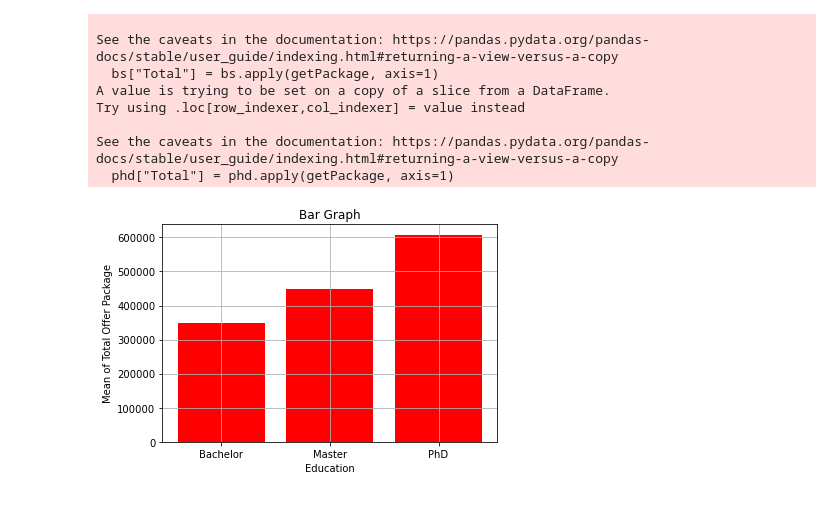
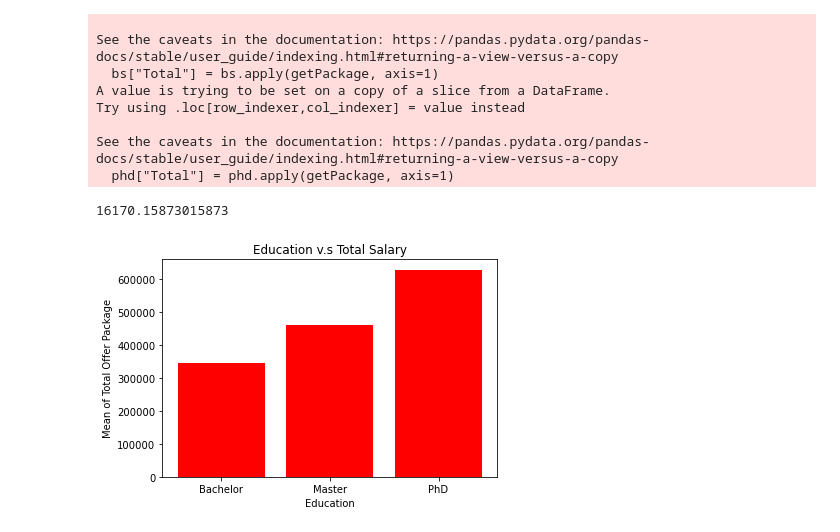
Before and after one commit to dorothyjx/damg-6105-Final-Project, a Jupyter notebook: project_final_ji.ipynb, the cells around one changed output. Cells and saved outputs as stored; diff of their text form; code cells hidden in the pictures.

```diff
--- a/project_final_ji.ipynb
+++ b/project_final_ji.ipynb
@@ -275,16 +271,22 @@ See the caveats in the documentation: https://pandas.pydata.org/pandas-docs/stab
 ms_tmean = ms['Total'].mean()
 phd_tmean = phd['Total'].mean()
 bs_tmean = bs['Total'].mean()
+
+ms_base_mean = ms['Base'].mean()
+bs_base_mean = bs['Base'].mean()
+phd_base_mean = phd['Base'].mean()
+# %% [output]
+16170.15873015873
 # %%
 # Getting bar chart of means of different education backgrounds
+
 means = [bs_tmean, ms_tmean, phd_tmean]
 educations = ['Bachelor', 'Master', 'PhD']
 fig = plt.figure()
 plt.bar(educations, means, color = 'r')
 plt.title('Education v.s Total Salary')
 plt.xlabel('Education')
 plt.ylabel('Mean of Total Offer Package')
-plt.grid()
-fig.savefig('test.png')
+fig.savefig('EducationSalary1.png')
 # %% [output]
-[figure, old version]
+[figure, new version]
```
Also changed, not shown: parts of 4 cells of this notebook.
